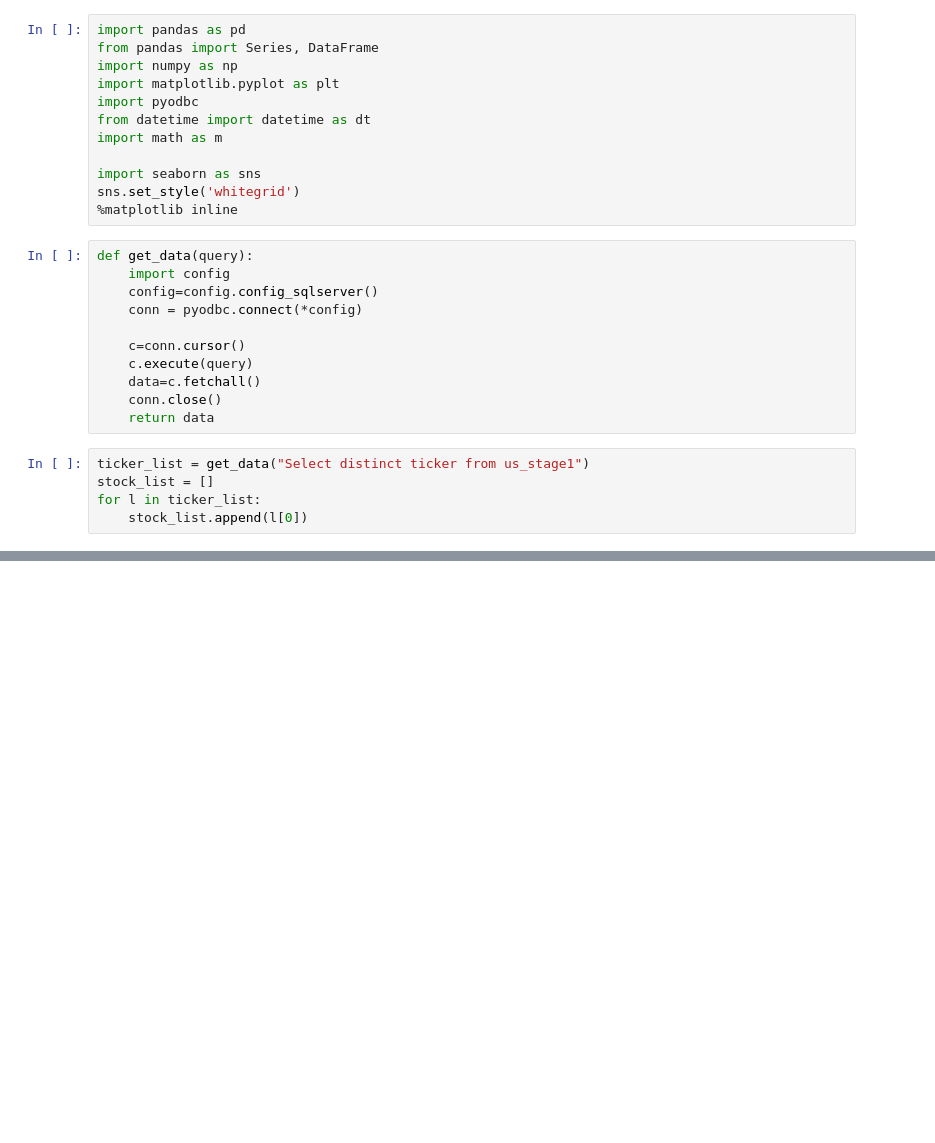
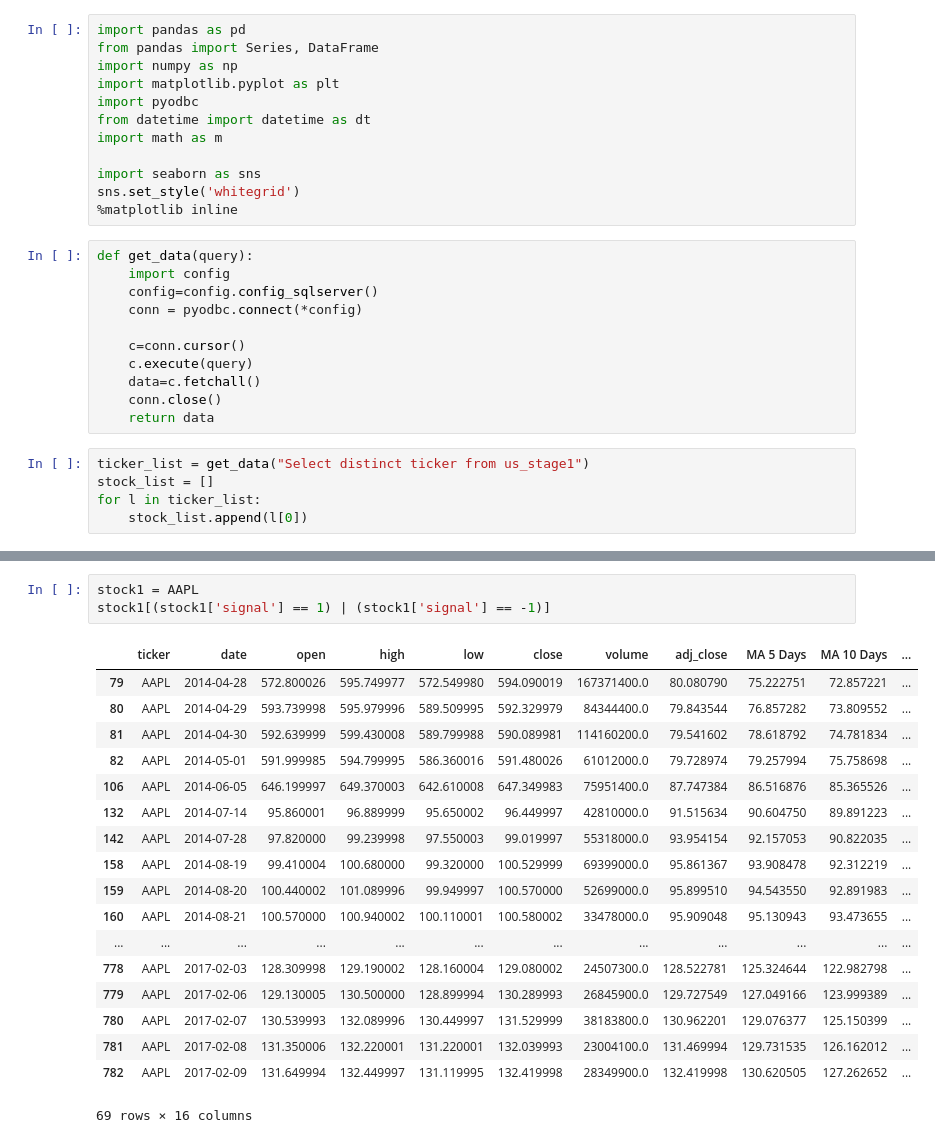
Before and after one commit to web8341/dwang-1, a Jupyter notebook: stocks/my_technical_analysis.ipynb, the cells around one changed output, grey strips where cells are left out. Drawn from its saved outputs; the diff is of its cells as text; blank space fills up the shorter version.

```diff
--- a/stocks/my_technical_analysis.ipynb
+++ b/stocks/my_technical_analysis.ipynb
@@ -144,0 +218,22 @@ CDZI[['adj_close','MA 5 Days','MA 10 Days','MA 20 Days','MA 30 Days']][:200].plo
+# %%
+stock1 = AAPL
+stock1[(stock1['signal'] == 1) | (stock1['signal'] == -1)]
+# %% [output]
+|  | ticker | date | open | high | low | close | volume | adj_close | MA 5 Days | MA 10 Days | ... |
+| 79 | AAPL | 2014-04-28 | 572.800026 | 595.749977 | 572.549980 | 594.090019 | 167371400.0 | 80.080790 | 75.222751 | 72.857221 | ... |
+| 80 | AAPL | 2014-04-29 | 593.739998 | 595.979996 | 589.509995 | 592.329979 | 84344400.0 | 79.843544 | 76.857282 | 73.809552 | ... |
+| 81 | AAPL | 2014-04-30 | 592.639999 | 599.430008 | 589.799988 | 590.089981 | 114160200.0 | 79.541602 | 78.618792 | 74.781834 | ... |
+| 82 | AAPL | 2014-05-01 | 591.999985 | 594.799995 | 586.360016 | 591.480026 | 61012000.0 | 79.728974 | 79.257994 | 75.758698 | ... |
+| 106 | AAPL | 2014-06-05 | 646.199997 | 649.370003 | 642.610008 | 647.349983 | 75951400.0 | 87.747384 | 86.516876 | 85.365526 | ... |
+| 132 | AAPL | 2014-07-14 | 95.860001 | 96.889999 | 95.650002 | 96.449997 | 42810000.0 | 91.515634 | 90.604750 | 89.891223 | ... |
+| 142 | AAPL | 2014-07-28 | 97.820000 | 99.239998 | 97.550003 | 99.019997 | 55318000.0 | 93.954154 | 92.157053 | 90.822035 | ... |
+| 158 | AAPL | 2014-08-19 | 99.410004 | 100.680000 | 99.320000 | 100.529999 | 69399000.0 | 95.861367 | 93.908478 | 92.312219 | ... |
+| 159 | AAPL | 2014-08-20 | 100.440002 | 101.089996 | 99.949997 | 100.570000 | 52699000.0 | 95.899510 | 94.543550 | 92.891983 | ... |
+| 160 | AAPL | 2014-08-21 | 100.570000 | 100.940002 | 100.110001 | 100.580002 | 33478000.0 | 95.909048 | 95.130943 | 93.473655 | ... |
+| ... | ... | ... | ... | ... | ... | ... | ... | ... | ... | ... | ... |
+| 778 | AAPL | 2017-02-03 | 128.309998 | 129.190002 | 128.160004 | 129.080002 | 24507300.0 | 128.522781 | 125.324644 | 122.982798 | ... |
+| 779 | AAPL | 2017-02-06 | 129.130005 | 130.500000 | 128.899994 | 130.289993 | 26845900.0 | 129.727549 | 127.049166 | 123.999389 | ... |
+| 780 | AAPL | 2017-02-07 | 130.539993 | 132.089996 | 130.449997 | 131.529999 | 38183800.0 | 130.962201 | 129.076377 | 125.150399 | ... |
+| 781 | AAPL | 2017-02-08 | 131.350006 | 132.220001 | 131.220001 | 132.039993 | 23004100.0 | 131.469994 | 129.731535 | 126.162012 | ... |
+| 782 | AAPL | 2017-02-09 | 131.649994 | 132.449997 | 131.119995 | 132.419998 | 28349900.0 | 132.419998 | 130.620505 | 127.262652 | ... |
+69 rows × 16 columns
```
Also changed, not shown: parts of 14 cells of this notebook.
